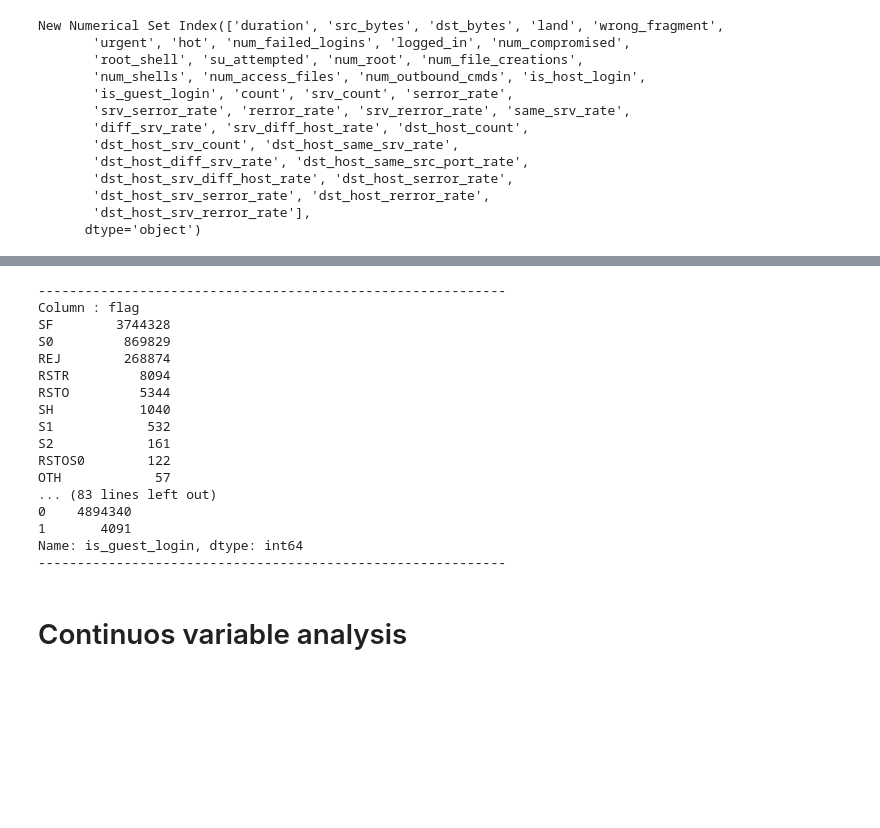
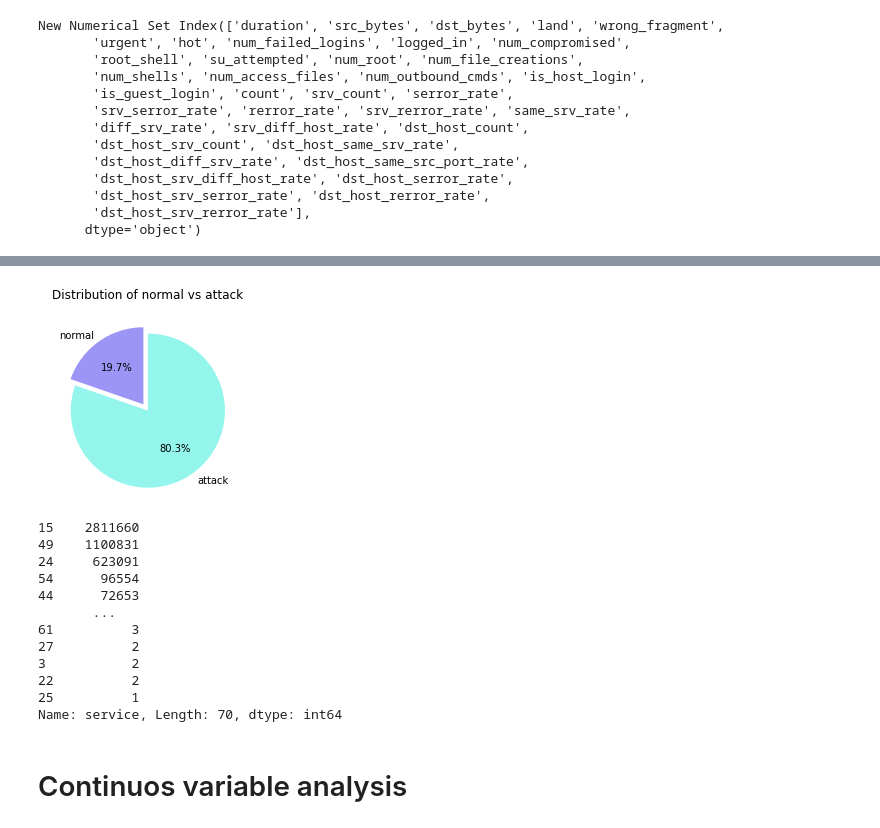
Before and after one commit to huyi-huwangyang/CMPE255-group1-project, a Jupyter notebook: Network_Intrusion_Integrated.ipynb, the cells around one changed output, grey strips where cells are left out. Saved outputs shown, nothing was run; the diff lists cells and outputs as text; code cells hidden in the pictures; blank space fills up the shorter version.

```diff
--- a/Network_Intrusion_Integrated.ipynb
+++ b/Network_Intrusion_Integrated.ipynb
@@ -133,23 +185,20 @@ New Numerical Set Index(['duration', 'src_bytes', 'dst_bytes', 'land', 'wrong_fr
+# %%
+# Pie chart to show normal vs. attacks
+colors = ["#9d95f5", "#93f5eb"]
+labels = ['normal', 'attack']
+sizes = [97278, 494020-97278]
+explode = (0.05, 0.05)
+plt.pie(sizes, explode =explode ,labels=labels, autopct='%1.1f%%', colors=colors, shadow=False, startangle=90)
+plt.axis('equal')
+plt.title('Distribution of normal vs attack\n')
+plt.tight_layout()
+fig = plt.gcf()
+fig.set_size_inches(3,3)
+plt.show()
+# %% [output]
+[figure, added]
 # %%
-for column in categorical_cols:
-    print("------------------------------------------------------------")
-    print("Column : {}\n{}".format(column, df[column].value_counts()))
-    print("------------------------------------------------------------")
+# for column in categorical_cols:
+#     print("------------------------------------------------------------")
+#     print("Column : {}\n{}".format(column, df[column].value_counts()))
+#     print("------------------------------------------------------------")
-# %% [output]
-------------------------------------------------------------
-Column : flag
-SF        3744328
-S0         869829
-REJ        268874
-RSTR         8094
-RSTO         5344
-SH           1040
-S1            532
-S2            161
-RSTOS0        122
-OTH            57
-... (83 lines left out)
-0    4894340
-1       4091
-Name: is_guest_login, dtype: int64
-------------------------------------------------------------
@@ -171,3 +228,18 @@ df['protocol_type'] = df['protocol_type'].map(pmap)
+# %%
+df.service.value_counts()
+# %% [output]
+15    2811660
+49    1100831
+24     623091
+54      96554
+44      72653
+       ...
+61          3
+27          2
+3           2
+22          2
+25          1
+Name: service, Length: 70, dtype: int64
 # %% [markdown]
 # Continuos variable analysis
 # %%
```
Also changed, not shown: parts of 28 cells of this notebook, 2 other files.
